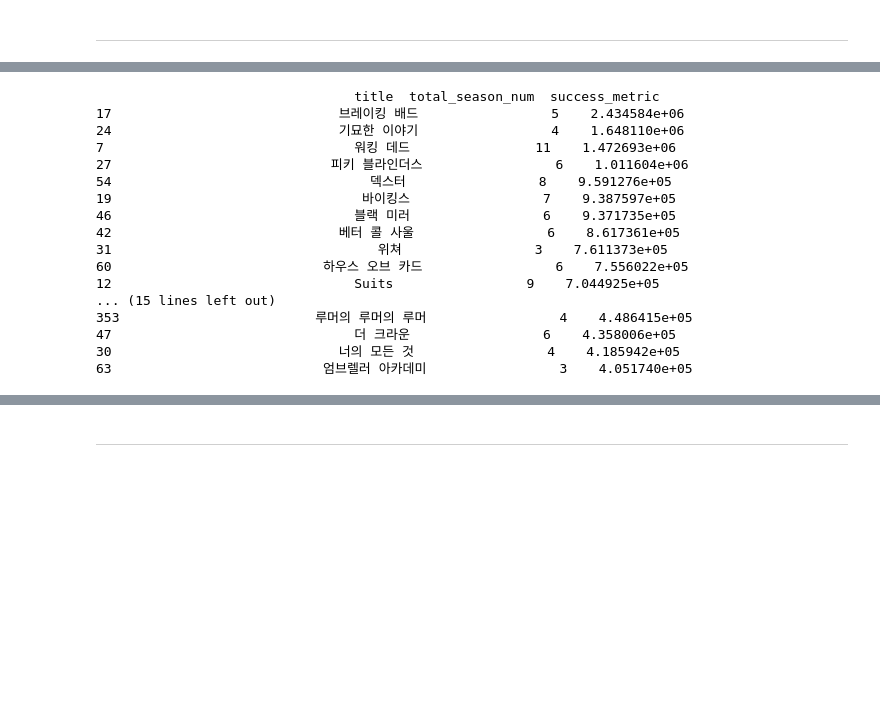
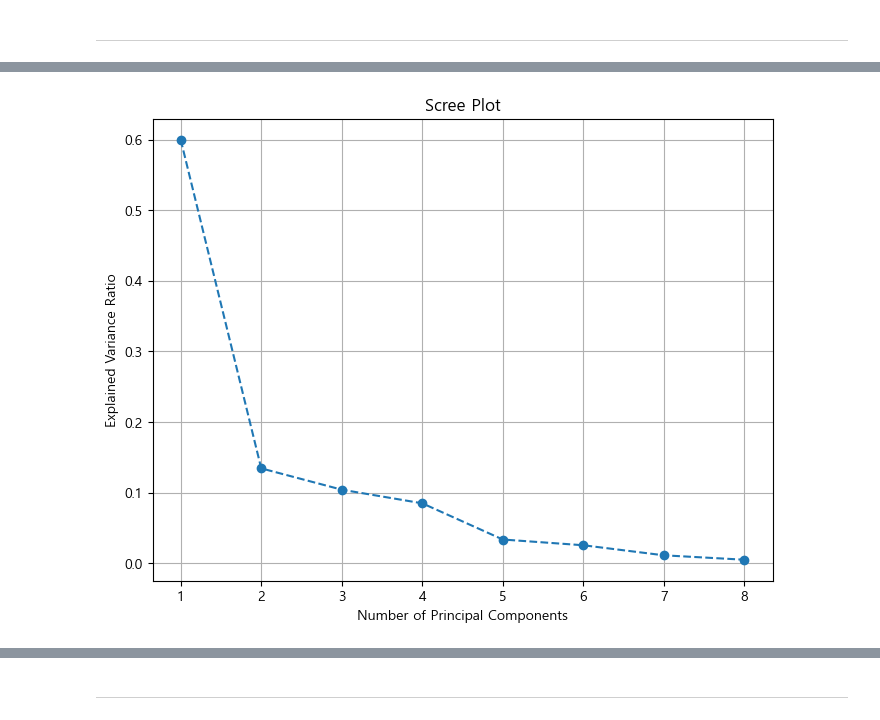
Before and after one commit to ML-project-3/ML_project, a Jupyter notebook: data/success_score.ipynb, the cells around one changed output, grey strips where cells are left out. Drawn from its saved outputs; the diff is of its cells as text; code cells hidden in the pictures; blank space fills up the shorter version.

```diff
--- a/data/success_score.ipynb
+++ b/data/success_score.ipynb
@@ -195,27 +126,34 @@ print(df[['title', 'success_metric']])
-# %%
-# success_metric을 기준으로 내림차순 정렬
-sorted_df = df.sort_values(by='success_metric', ascending=False)
-
-# 상위 30개 작품 출력
-top_30 = sorted_df[['title', 'total_season_num', 'success_metric']].head(30)
-
-# 결과 출력
-print(top_30)
-# %% [output]
-                                 title  total_season_num  success_metric
-17                             브레이킹 배드                 5    2.434584e+06
-24                             기묘한 이야기                 4    1.648110e+06
-7                                워킹 데드                11    1.472693e+06
-27                            피키 블라인더스                 6    1.011604e+06
-54                                 덱스터                 8    9.591276e+05
-19                                바이킹스                 7    9.387597e+05
-46                               블랙 미러                 6    9.371735e+05
-42                             베터 콜 사울                 6    8.617361e+05
-31                                  위쳐                 3    7.611373e+05
-60                           하우스 오브 카드                 6    7.556022e+05
-12                               Suits                 9    7.044925e+05
-... (15 lines left out)
-353                         루머의 루머의 루머                 4    4.486415e+05
-47                               더 크라운                 6    4.358006e+05
-30                             너의 모든 것                 4    4.185942e+05
-63                           엄브렐러 아카데미                 3    4.051740e+05
+# %%
+# PCA를 위한 데이터 준비
+metrics_df = pd.DataFrame()
+metrics_df['runtime'] = df['runtime'] #시즌
+metrics_df['age_rating'] = df['age_rating'] #시즌
+metrics_df['watchlist'] = df['watchlist']
+metrics_df['total_rate'] = df['total_rate']
+metrics_df['total_count'] = df['total_count']
+metrics_df['popularity'] = df['popularity']
+metrics_df['user_review'] = df['user_review']
+metrics_df['critic_review'] = df['critic_review']
+metrics_df['s1_retention_rate'] = df['s1_retention_rate'] #시즌
+metrics_df['wins'] = df['wins']
+metrics_df['nominations'] = df['nominations']
+
+# 데이터 표준화
+scaler = StandardScaler()
+metrics_df_scaled = scaler.fit_transform(metrics_df)
+
+# PCA 수행
+pca = PCA()
+pca.fit(metrics_df_scaled)
+
+# Scree Plot 그리기
+plt.figure(figsize=(8, 6))
+plt.plot(range(1, len(pca.explained_variance_ratio_) + 1), pca.explained_variance_ratio_, marker='o', linestyle='--')
+plt.title('Scree Plot')
+plt.xlabel('Number of Principal Components')
+plt.ylabel('Explained Variance Ratio')
+plt.xticks(range(1, len(pca.explained_variance_ratio_) + 1))
+plt.grid(True)
+plt.show()
+# %% [output]
+[figure, added]
```
Also changed, not shown: parts of 60 cells of this notebook.
